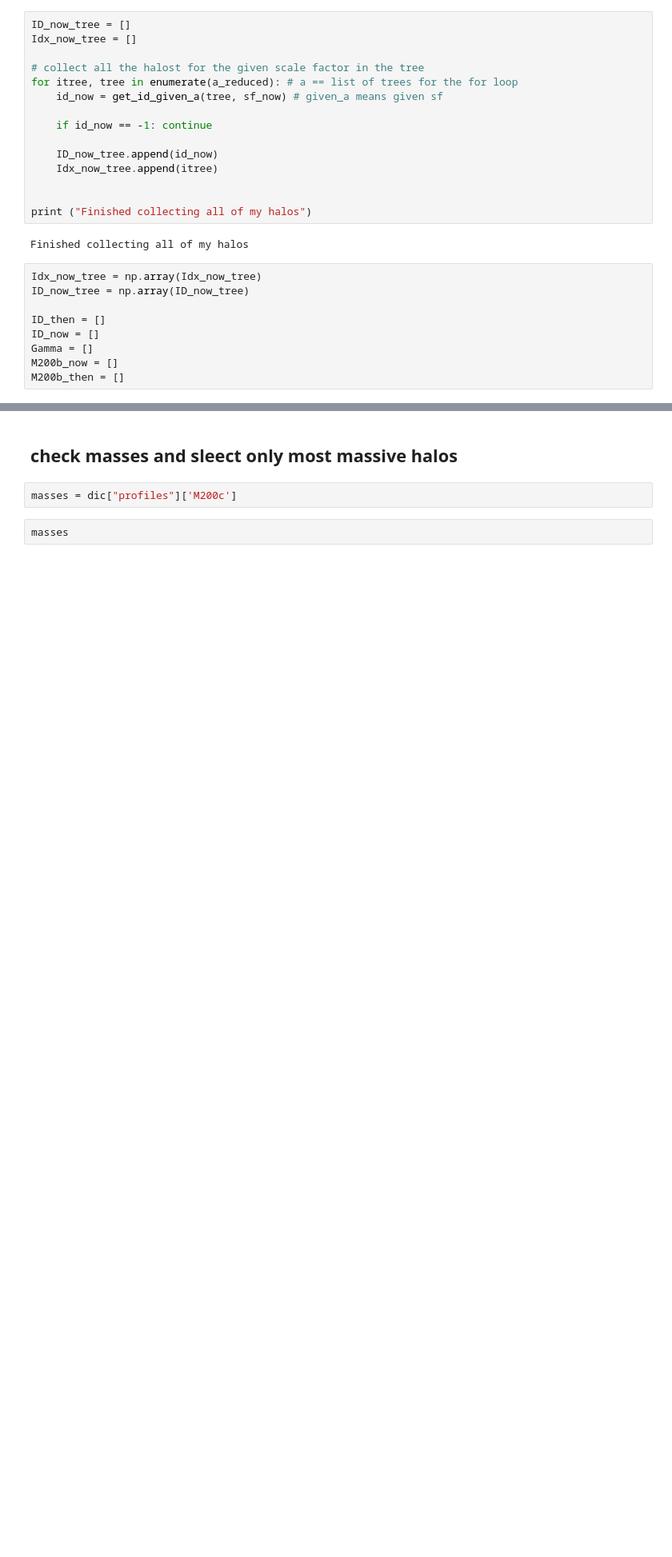
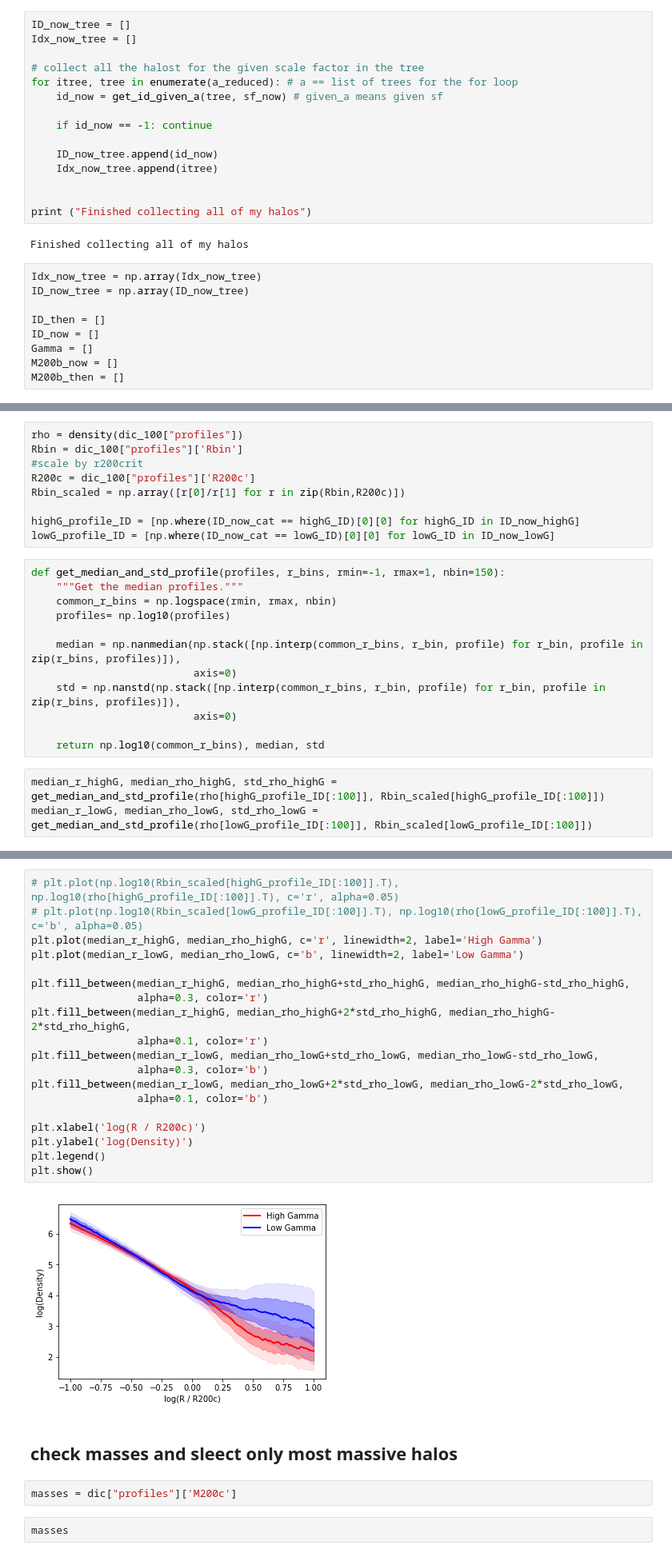
Before and after one commit to f-ardila/data-viz, a Jupyter notebook: Enia_project/testing.ipynb, the cells around one changed output, grey strips where cells are left out. Shown: that part at 80% size. Saved outputs shown, nothing was run; the diff lists cells and outputs as text; blank space fills up the shorter version.

```diff
--- a/Enia_project/testing.ipynb
+++ b/Enia_project/testing.ipynb
@@ -295,0 +323,24 @@ Gamma
+# %%
+rho = density(dic_100["profiles"])
+Rbin = dic_100["profiles"]['Rbin']
+#scale by r200crit
+R200c = dic_100["profiles"]['R200c']
+Rbin_scaled = np.array([r[0]/r[1] for r in zip(Rbin,R200c)])
+
+highG_profile_ID = [np.where(ID_now_cat == highG_ID)[0][0] for highG_ID in ID_now_highG]
+lowG_profile_ID = [np.where(ID_now_cat == lowG_ID)[0][0] for lowG_ID in ID_now_lowG]
+# %%
+def get_median_and_std_profile(profiles, r_bins, rmin=-1, rmax=1, nbin=150):
+    """Get the median profiles."""
+    common_r_bins = np.logspace(rmin, rmax, nbin)
+    profiles= np.log10(profiles)
+
+    median = np.nanmedian(np.stack([np.interp(common_r_bins, r_bin, profile) for r_bin, profile in zip(r_bins, profiles)]),
+                          axis=0)
+    std = np.nanstd(np.stack([np.interp(common_r_bins, r_bin, profile) for r_bin, profile in zip(r_bins, profiles)]),
+                          axis=0)
+
+    return np.log10(common_r_bins), median, std
+# %%
+median_r_highG, median_rho_highG, std_rho_highG = get_median_and_std_profile(rho[highG_profile_ID[:100]], Rbin_scaled[highG_profile_ID[:100]])
+median_r_lowG, median_rho_lowG, std_rho_lowG = get_median_and_std_profile(rho[lowG_profile_ID[:100]], Rbin_scaled[lowG_profile_ID[:100]])
@@ -296,3 +387,24 @@ Gamma
+# %%
+# plt.plot(np.log10(Rbin_scaled[highG_profile_ID[:100]].T), np.log10(rho[highG_profile_ID[:100]].T), c='r', alpha=0.05)
+# plt.plot(np.log10(Rbin_scaled[lowG_profile_ID[:100]].T), np.log10(rho[lowG_profile_ID[:100]].T), c='b', alpha=0.05)
+plt.plot(median_r_highG, median_rho_highG, c='r', linewidth=2, label='High Gamma')
+plt.plot(median_r_lowG, median_rho_lowG, c='b', linewidth=2, label='Low Gamma')
+
+plt.fill_between(median_r_highG, median_rho_highG+std_rho_highG, median_rho_highG-std_rho_highG,
+                 alpha=0.3, color='r')
+plt.fill_between(median_r_highG, median_rho_highG+2*std_rho_highG, median_rho_highG-2*std_rho_highG,
+                 alpha=0.1, color='r')
+plt.fill_between(median_r_lowG, median_rho_lowG+std_rho_lowG, median_rho_lowG-std_rho_lowG,
+                 alpha=0.3, color='b')
+plt.fill_between(median_r_lowG, median_rho_lowG+2*std_rho_lowG, median_rho_lowG-2*std_rho_lowG,
+                 alpha=0.1, color='b')
+
+plt.xlabel('log(R / R200c)')
+plt.ylabel('log(Density)')
+plt.legend()
+plt.show()
+# %% [output]
+[figure, added]
 # %% [markdown]
 ## check masses and sleect only most massive halos
 # %%
```
Also changed, not shown: parts of 13 cells of this notebook.
